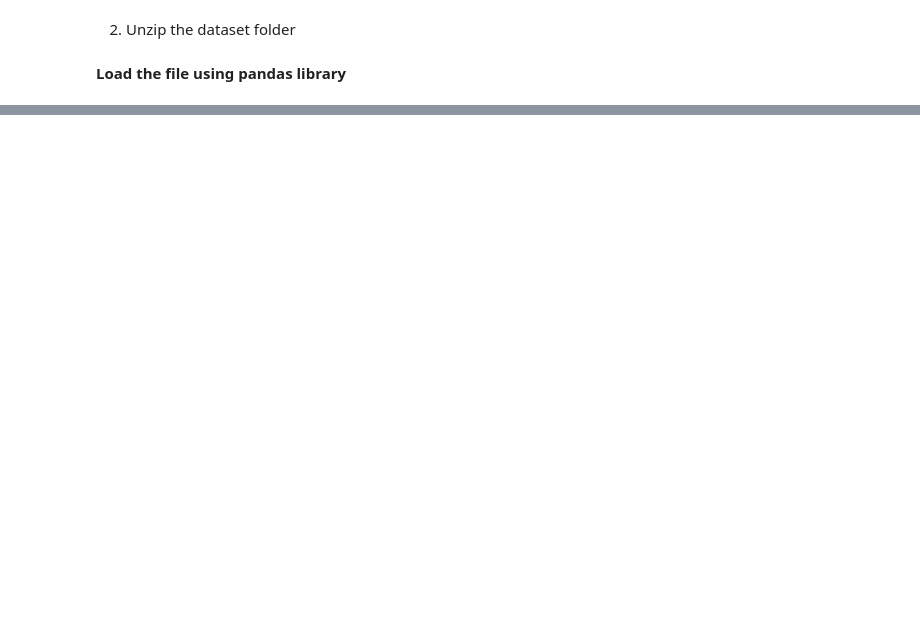
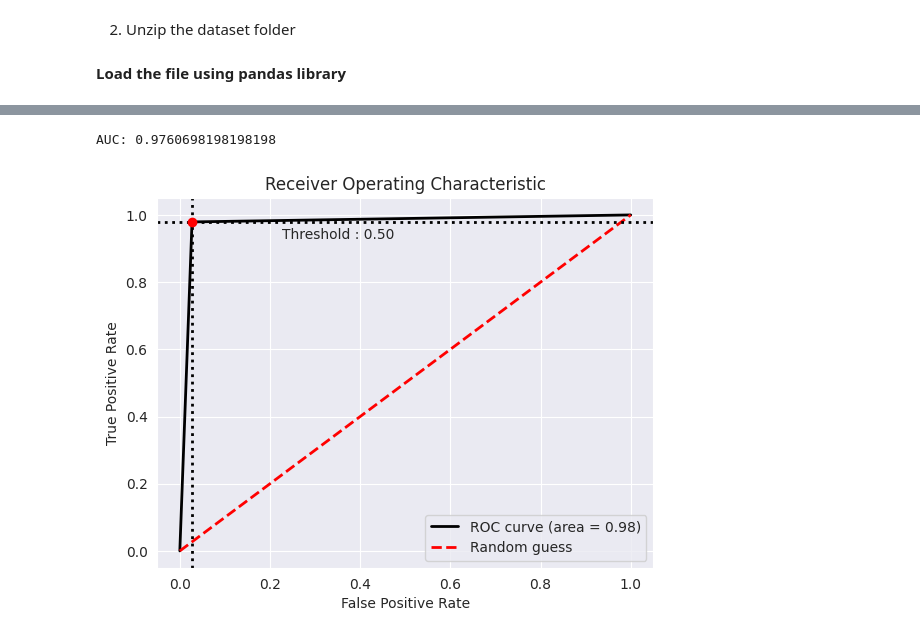
Before and after one commit to ML4SCI/DeepLearnHackathon, a Jupyter notebook: HiggsBosonClassificationChallenge/higgs_classification.ipynb, the cells around one changed output, grey strips where cells are left out. Drawn from its saved outputs; the diff is of its cells as text; code cells hidden in the pictures; blank space fills up the shorter version.

```diff
--- a/HiggsBosonClassificationChallenge/higgs_classification.ipynb
+++ b/HiggsBosonClassificationChallenge/higgs_classification.ipynb
@@ -270,0 +425,7 @@ Sergei V. Gleyzer *(University of Alabama)*
+# %%
+_,_,_,auc = bc_nn.plot_roc_curve()
+print("AUC:", auc)
+plt.show()
+# %% [output]
+AUC: 0.9760698198198198
+[figure, added]
```
Also changed, not shown: parts of 84 cells of this notebook.
